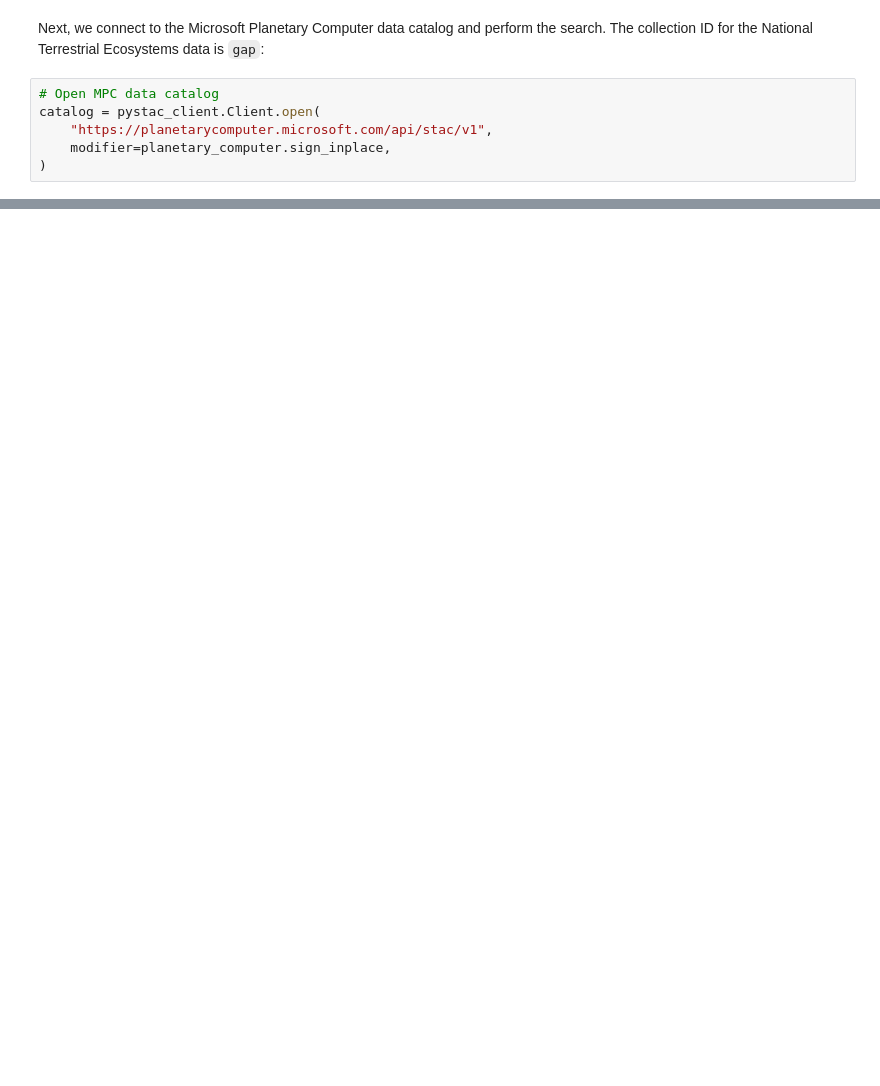
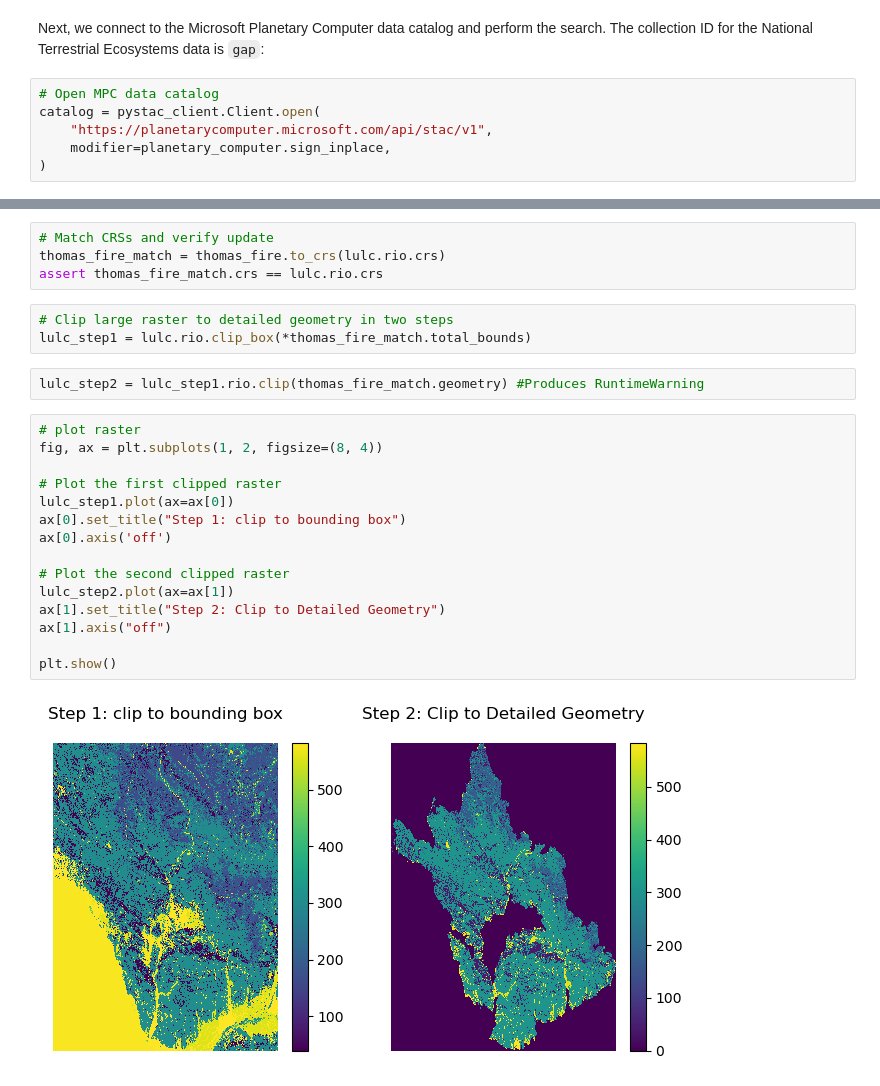
Before and after one commit to ZoeZhouJ/eds220-2024-in-class, a Jupyter notebook: week-9-land-cover-stats-STUDENTS.ipynb, the cells around one changed output, grey strips where cells are left out. Cells and saved outputs as stored; diff of their text form; blank space fills up the shorter version.

```diff
--- a/week-9-land-cover-stats-STUDENTS.ipynb
+++ b/week-9-land-cover-stats-STUDENTS.ipynb
@@ -69,0 +177,26 @@ catalog = pystac_client.Client.open(
+# %%
+# Match CRSs and verify update
+thomas_fire_match = thomas_fire.to_crs(lulc.rio.crs)
+assert thomas_fire_match.crs == lulc.rio.crs
+# %%
+# Clip large raster to detailed geometry in two steps
+lulc_step1 = lulc.rio.clip_box(*thomas_fire_match.total_bounds)
+# %%
+lulc_step2 = lulc_step1.rio.clip(thomas_fire_match.geometry) #Produces RuntimeWarning
+# %%
+# plot raster
+fig, ax = plt.subplots(1, 2, figsize=(8, 4))
+
+# Plot the first clipped raster
+lulc_step1.plot(ax=ax[0])
+ax[0].set_title("Step 1: clip to bounding box")
+ax[0].axis('off')
+
+# Plot the second clipped raster
+lulc_step2.plot(ax=ax[1])
+ax[1].set_title("Step 2: Clip to Detailed Geometry")
+ax[1].axis("off")
+
+plt.show()
+# %% [output]
+[figure, added]
```
Also changed, not shown: parts of 29 cells of this notebook.
